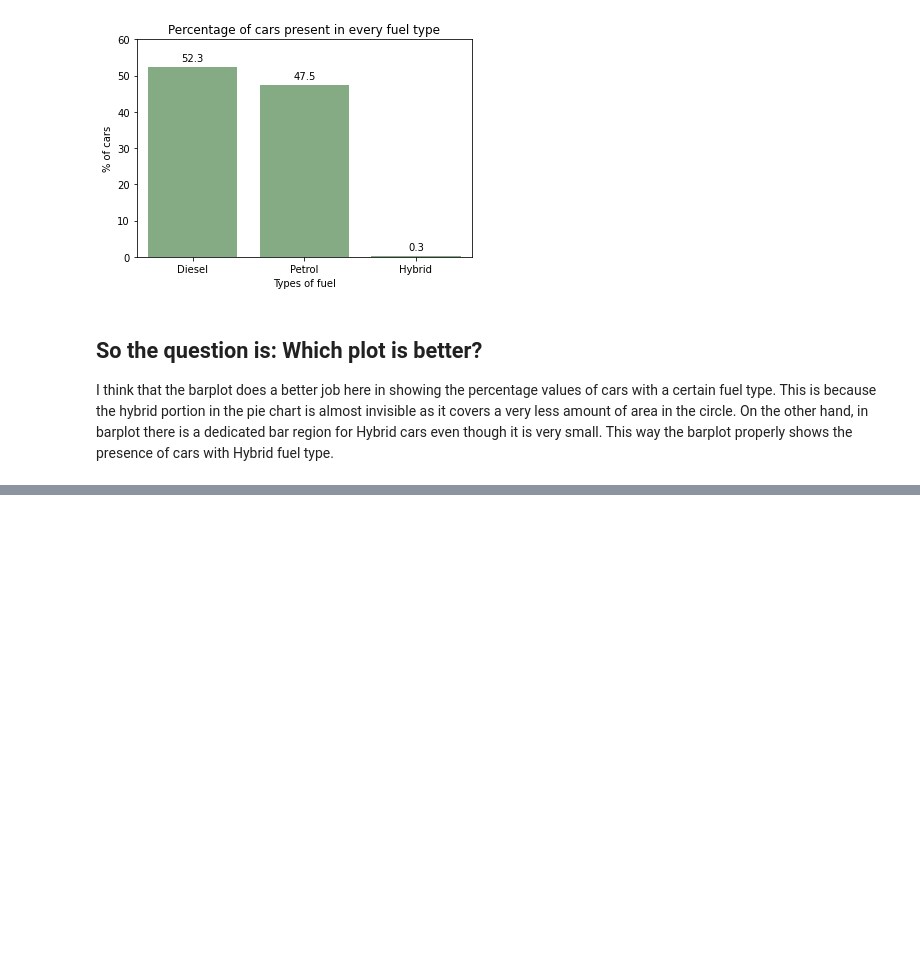
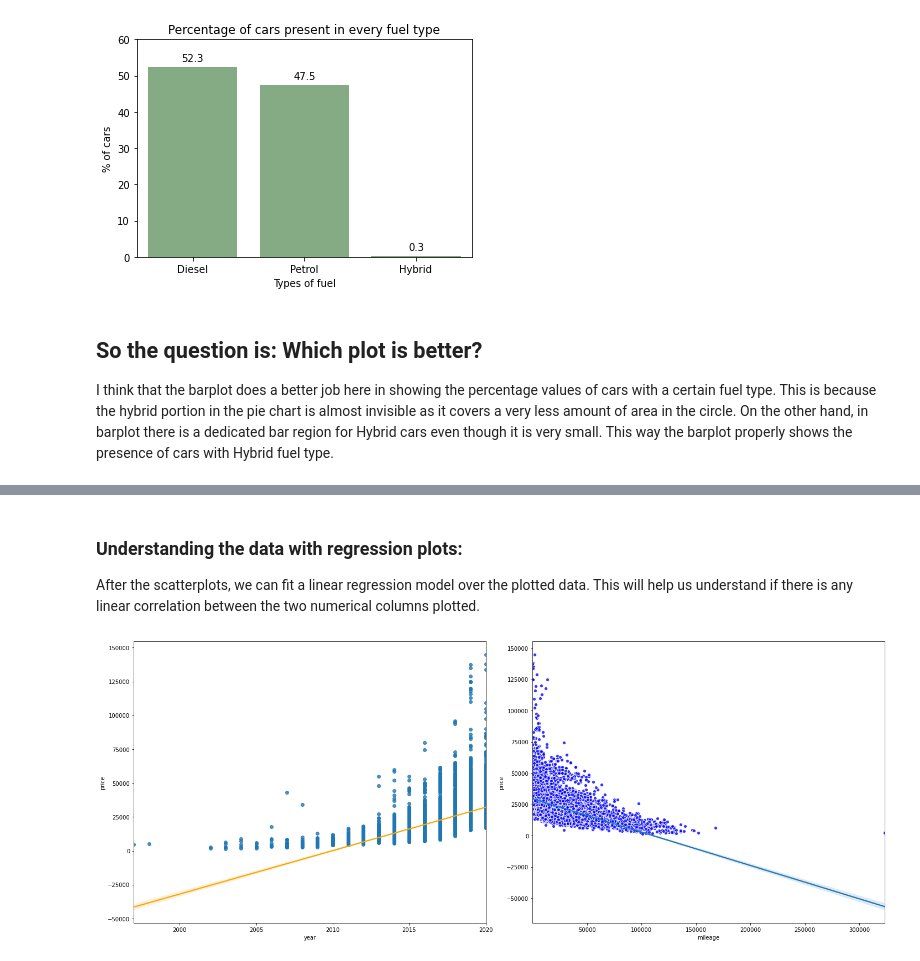
Before and after one commit to PragtR/audi_used_car_analysis, a Jupyter notebook: audi_used_car_EDA.ipynb, the cells around one changed output, grey strips where cells are left out. Saved outputs shown, nothing was run; the diff lists cells and outputs as text; code cells hidden in the pictures; blank space fills up the shorter version.

```diff
--- a/audi_used_car_EDA.ipynb
+++ b/audi_used_car_EDA.ipynb
@@ -105,0 +175,17 @@ I think that the barplot does a better job here in showing the percentage values
+# %% [markdown]
+### Understanding the data with regression plots:
+After the scatterplots, we can fit a linear regression model over the plotted data. This will help us understand if there is any linear correlation between the two numerical columns plotted.
+# %%
+plt.figure(figsize=(20,15))
+
+plt.subplot(2, 2, 1)
+sns.regplot(x="year", y="price", data=df, line_kws={"color":"orange"})
+
+plt.subplot(2, 2, 2)
+sns.regplot(x="mileage", y="price", data=df, scatter_kws={"color":"blue", "edgecolor": "white"})
+
+
+plt.tight_layout()
+plt.show()
+# %% [output]
+[figure, added]
```
Also changed, not shown: parts of 13 cells of this notebook.
